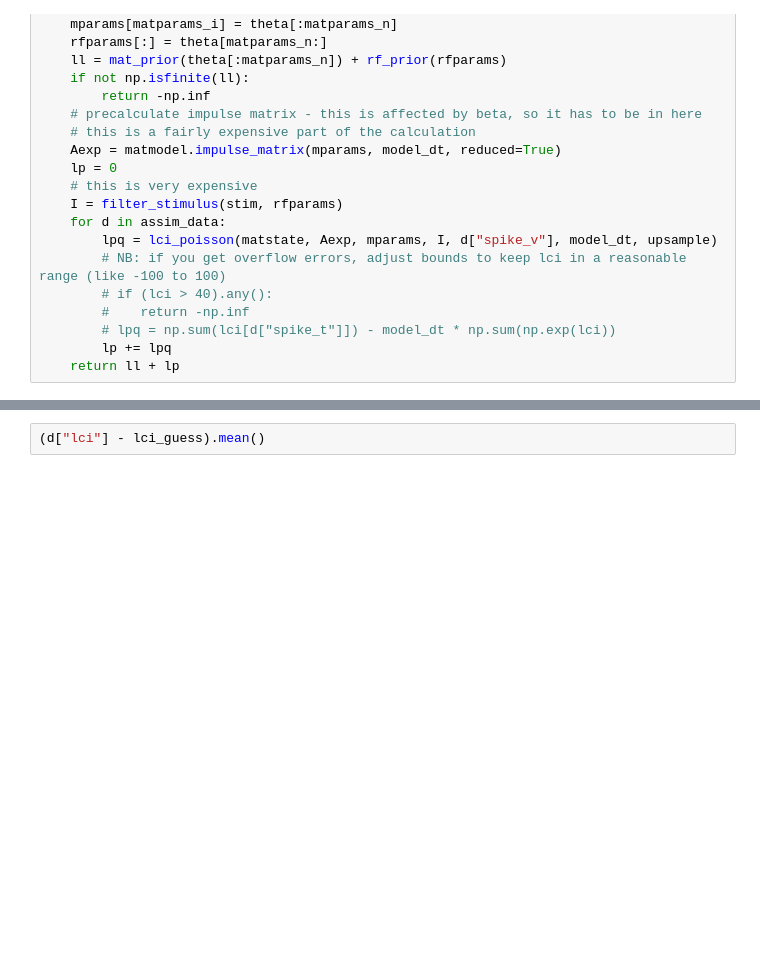
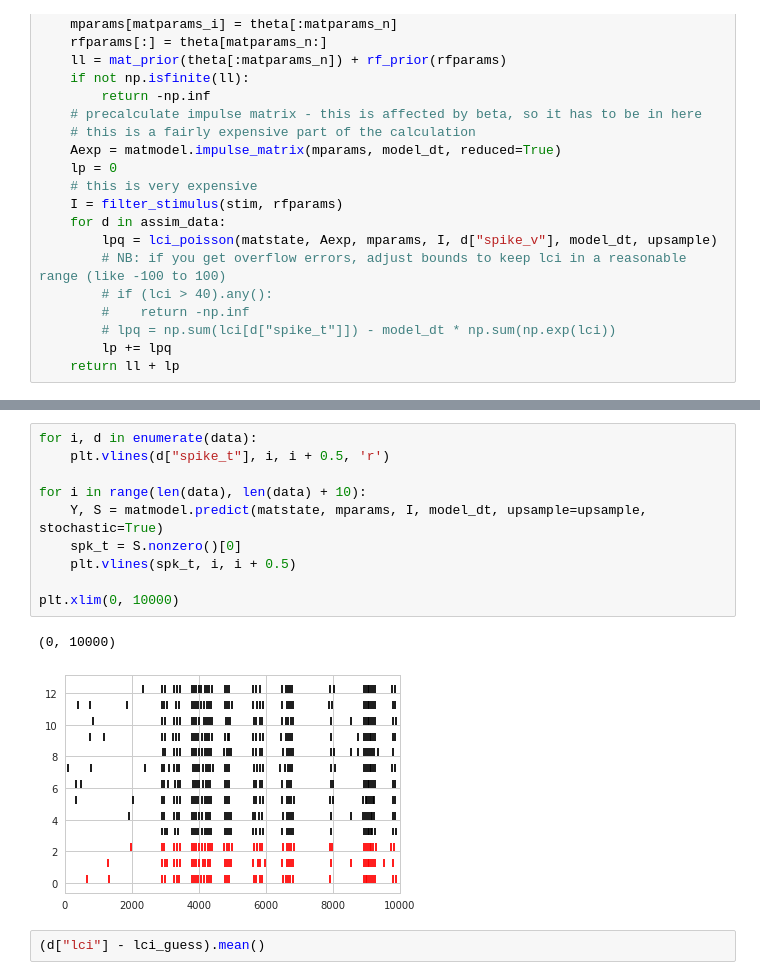
Before and after one commit to melizalab/dstrf, a Jupyter notebook: mat/matfiltmat.ipynb, the cells around one changed output, grey strips where cells are left out. Cells and saved outputs as stored; diff of their text form; blank space fills up the shorter version.

```diff
--- a/mat/matfiltmat.ipynb
+++ b/mat/matfiltmat.ipynb
@@ -197,2 +241,15 @@ plt.plot(lci_guess[:4000])
+# %%
+for i, d in enumerate(data):
+    plt.vlines(d["spike_t"], i, i + 0.5, 'r')
+
+for i in range(len(data), len(data) + 10):
+    Y, S = matmodel.predict(matstate, mparams, I, model_dt, upsample=upsample, stochastic=True)
+    spk_t = S.nonzero()[0]
+    plt.vlines(spk_t, i, i + 0.5)
+
+plt.xlim(0, 10000)
+# %% [output]
+(0, 10000)
+[figure, added]
 # %%
 (d["lci"] - lci_guess).mean()
```
Also changed, not shown: parts of 11 cells of this notebook.
